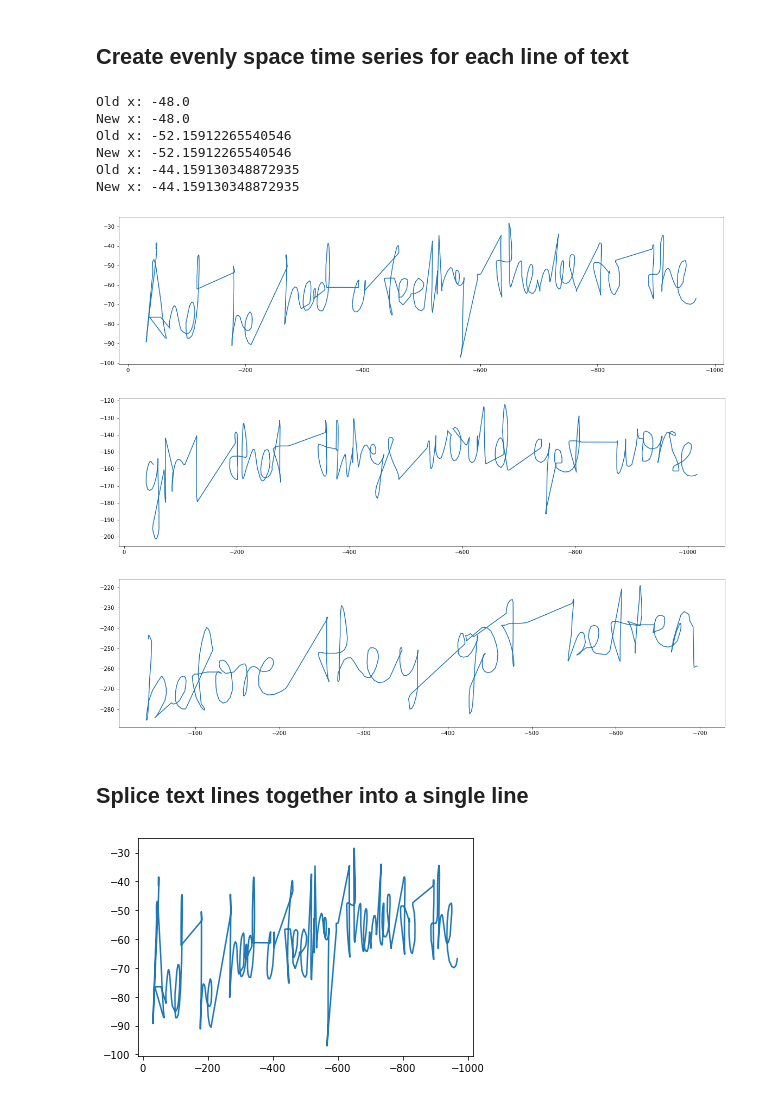
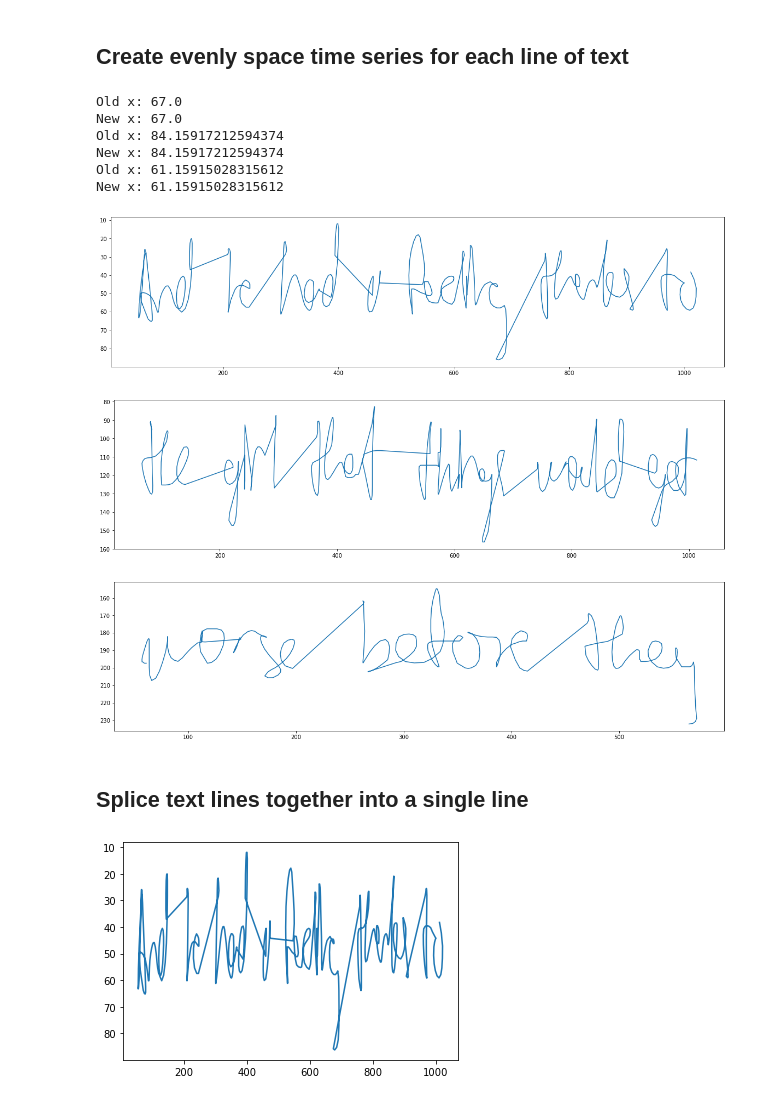
Before and after one commit to CustardTart32/digital-pen-backend, a Jupyter notebook: notebooks/format_ink.ipynb, the cells around one changed output. Drawn from its saved outputs; the diff is of its cells as text; code cells hidden in the pictures.

```diff
--- a/notebooks/format_ink.ipynb
+++ b/notebooks/format_ink.ipynb
@@ -7,6 +7,6 @@ import matplotlib.pyplot as plt
 from sklearn.preprocessing import normalize, StandardScaler
 from sklearn.cluster import DBSCAN
 # %%
-with open("../data/uploaded_ink/dg5A2HQQudmaSH0b01Jh.json") as f:
+with open("../data/uploaded_ink/YcZlWUAJsNtGB7r6XDFD.json") as f:
     ink = json.load(f)
 # %%
@@ -52,6 +52,6 @@ for label in u_labels:
 for textLine in textLines:
     plt.figure(figsize=(20,5))
     plt.plot(textLine["x"], textLine["y"])
-    plt.gca().invert_xaxis()
+    plt.gca().invert_yaxis()
     plt.show()
 # %% [output]
@@ -89,12 +89,12 @@ for textLine in textLines:
 
     textLines_filled.append(textLine_filled)
 # %% [output]
-Old x: -48.0
-New x: -48.0
-Old x: -52.15912265540546
-New x: -52.15912265540546
-Old x: -44.159130348872935
-New x: -44.159130348872935
+Old x: 67.0
+New x: 67.0
+Old x: 84.15917212594374
+New x: 84.15917212594374
+Old x: 61.15915028315612
+New x: 61.15915028315612
 # %%
 for textLine in textLines_filled:
     x_filled = textLine["x"]
@@ -102,12 +102,12 @@ for textLine in textLines_filled:
 
     plt.figure(figsize=(20,5))
     plt.plot(x_filled, y_filled)
-    plt.gca().invert_xaxis()
+    plt.gca().invert_yaxis()
     plt.show()
 # %% [output]
-[figure, old version]
+[figure, new version]
-[figure, old version]
+[figure, new version]
-[figure, old version]
+[figure, new version]
 # %% [markdown]
 ## Splice text lines together into a single line
 # %%
@@ -118,9 +118,9 @@ merged_textLine["t"] = textLines_filled[0]["t"]
 merged_textLine["p"] = textLines_filled[0]["p"]
 # %%
 plt.plot(merged_textLine["x"], merged_textLine["y"])
-plt.gca().invert_xaxis()
+plt.gca().invert_yaxis()
 plt.show()
 # %% [output]
-[figure, old version]
+[figure, new version]
 # %%
 # Determine the y-mean and x-last of the first line
```
Also changed, not shown: parts of 4 cells of this notebook, 2 other files.
